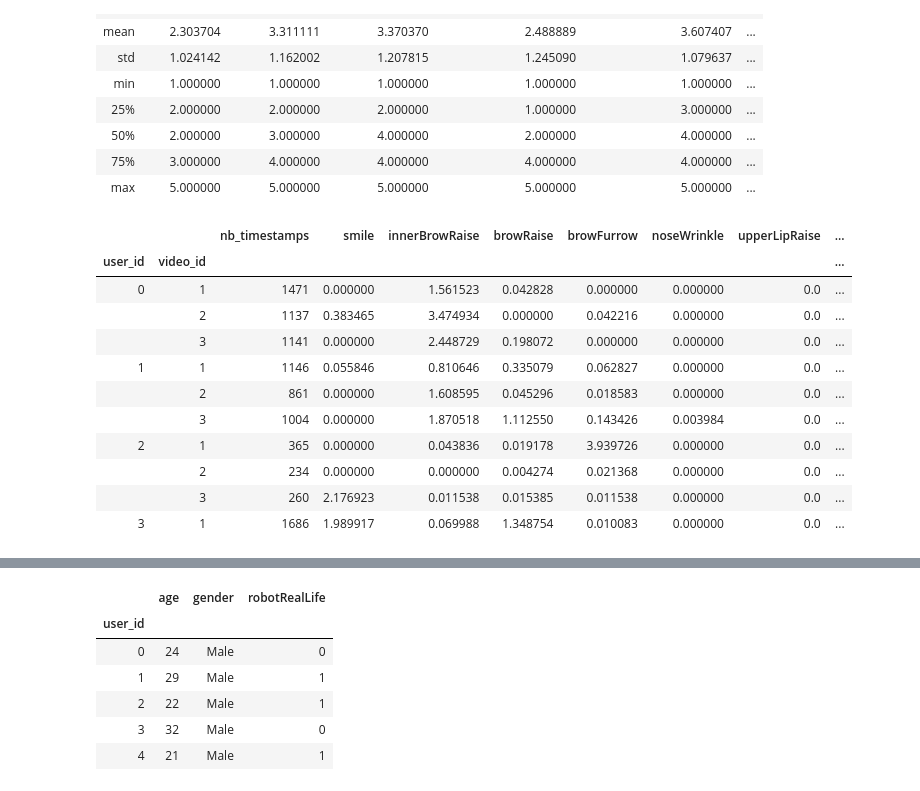
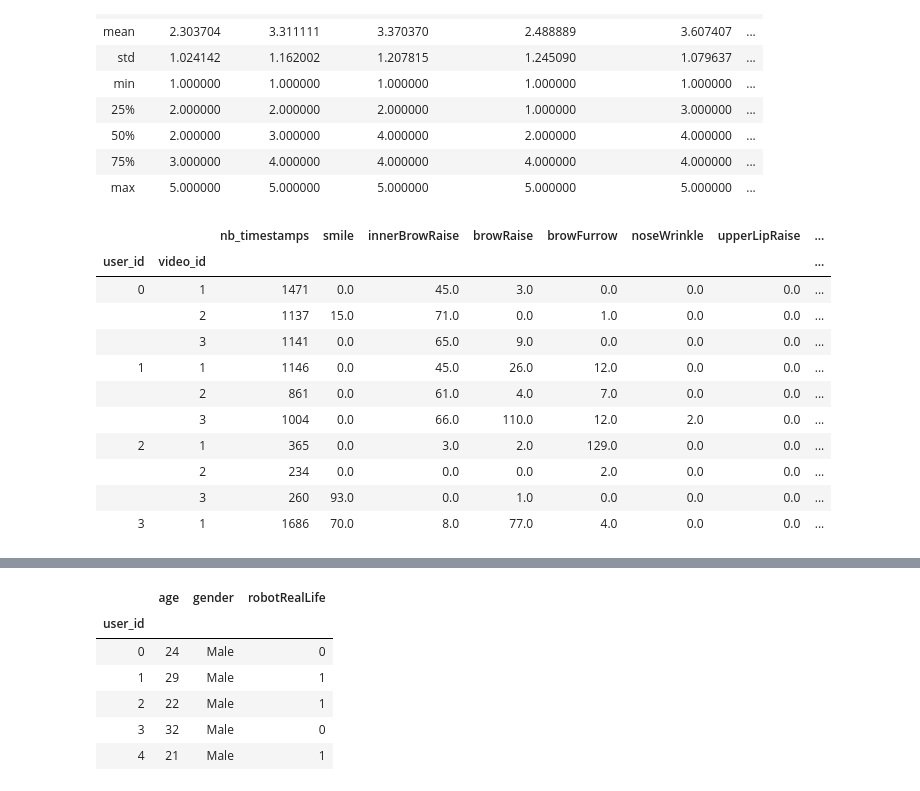
Before and after one commit to valentinoli/robot-anthropomorphism, a Jupyter notebook: python/Pipeline.ipynb, the cells around one changed output, grey strips where cells are left out. Drawn from its saved outputs; the diff is of its cells as text; code cells hidden in the pictures.

```diff
--- a/python/Pipeline.ipynb
+++ b/python/Pipeline.ipynb
@@ -112,17 +94,17 @@ df_answers.describe()
 | 75% | 3.000000 | 4.000000 | 4.000000 | 4.000000 | 4.000000 | ... |
 | max | 5.000000 | 5.000000 | 5.000000 | 5.000000 | 5.000000 | ... |
 # %%
-df_features_mean.head(10)
+df_features_slope.head(10)
 # %% [output]
 |  |  | nb_timestamps | smile | innerBrowRaise | browRaise | browFurrow | noseWrinkle | upperLipRaise | ... |
 | user_id | video_id |  |  |  |  |  |  |  | ... |
-| 0 | 1 | 1471 | 0.000000 | 1.561523 | 0.042828 | 0.000000 | 0.000000 | 0.0 | ... |
-|  | 2 | 1137 | 0.383465 | 3.474934 | 0.000000 | 0.042216 | 0.000000 | 0.0 | ... |
-|  | 3 | 1141 | 0.000000 | 2.448729 | 0.198072 | 0.000000 | 0.000000 | 0.0 | ... |
-| 1 | 1 | 1146 | 0.055846 | 0.810646 | 0.335079 | 0.062827 | 0.000000 | 0.0 | ... |
-|  | 2 | 861 | 0.000000 | 1.608595 | 0.045296 | 0.018583 | 0.000000 | 0.0 | ... |
-|  | 3 | 1004 | 0.000000 | 1.870518 | 1.112550 | 0.143426 | 0.003984 | 0.0 | ... |
-| 2 | 1 | 365 | 0.000000 | 0.043836 | 0.019178 | 3.939726 | 0.000000 | 0.0 | ... |
-|  | 2 | 234 | 0.000000 | 0.000000 | 0.004274 | 0.021368 | 0.000000 | 0.0 | ... |
-|  | 3 | 260 | 2.176923 | 0.011538 | 0.015385 | 0.011538 | 0.000000 | 0.0 | ... |
-| 3 | 1 | 1686 | 1.989917 | 0.069988 | 1.348754 | 0.010083 | 0.000000 | 0.0 | ... |
+| 0 | 1 | 1471 | 0.0 | 45.0 | 3.0 | 0.0 | 0.0 | 0.0 | ... |
+|  | 2 | 1137 | 15.0 | 71.0 | 0.0 | 1.0 | 0.0 | 0.0 | ... |
+|  | 3 | 1141 | 0.0 | 65.0 | 9.0 | 0.0 | 0.0 | 0.0 | ... |
+| 1 | 1 | 1146 | 0.0 | 45.0 | 26.0 | 12.0 | 0.0 | 0.0 | ... |
+|  | 2 | 861 | 0.0 | 61.0 | 4.0 | 7.0 | 0.0 | 0.0 | ... |
+|  | 3 | 1004 | 0.0 | 66.0 | 110.0 | 12.0 | 2.0 | 0.0 | ... |
+| 2 | 1 | 365 | 0.0 | 3.0 | 2.0 | 129.0 | 0.0 | 0.0 | ... |
+|  | 2 | 234 | 0.0 | 0.0 | 0.0 | 2.0 | 0.0 | 0.0 | ... |
+|  | 3 | 260 | 93.0 | 0.0 | 1.0 | 0.0 | 0.0 | 0.0 | ... |
+| 3 | 1 | 1686 | 70.0 | 8.0 | 77.0 | 4.0 | 0.0 | 0.0 | ... |
```
Also changed, not shown: parts of 33 cells of this notebook.
